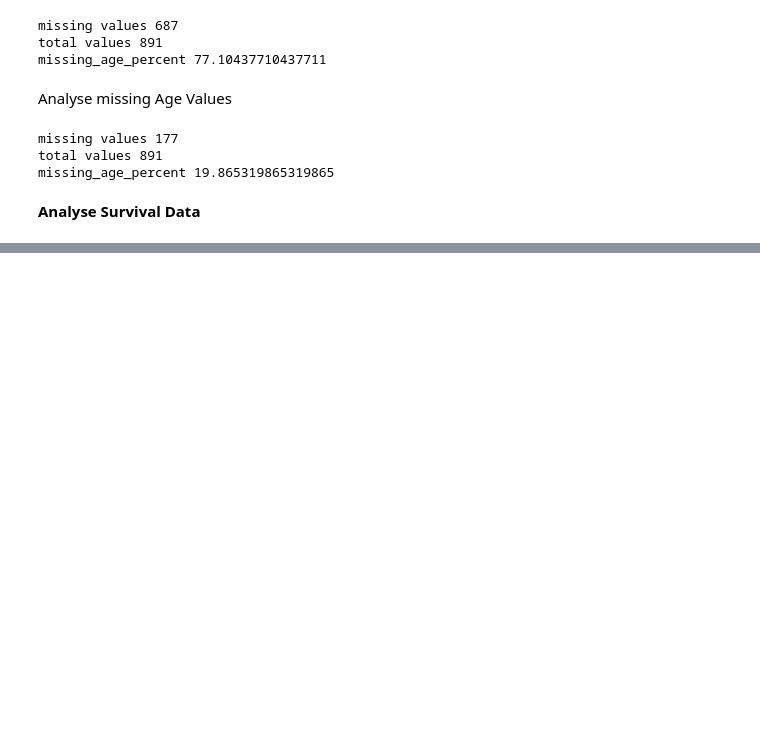
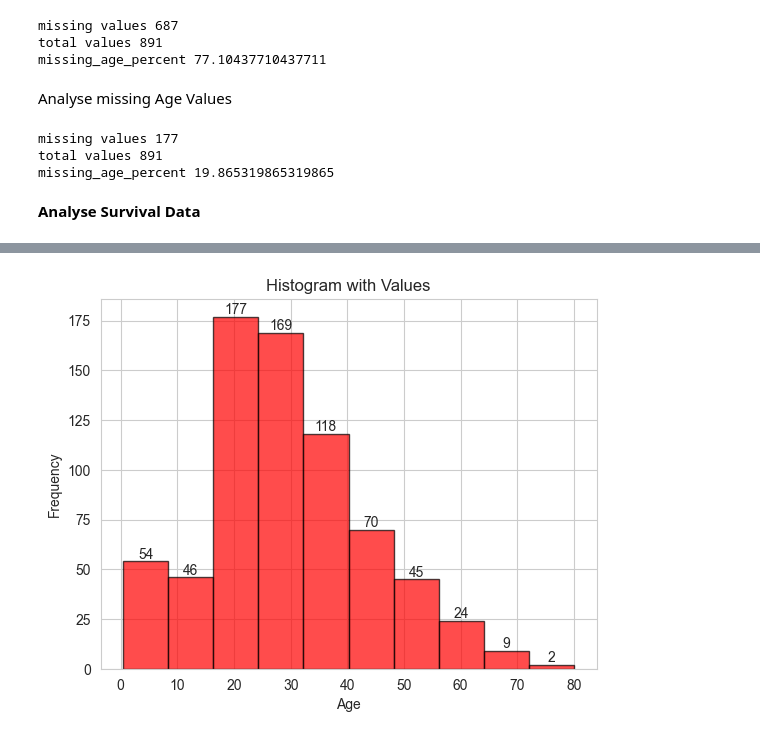
Before and after one commit to dineschandgr/Machine_Learning, a Jupyter notebook: Logistic Regression/logistic_regression.ipynb, the cells around one changed output, grey strips where cells are left out. Cells and saved outputs as stored; diff of their text form; code cells hidden in the pictures; blank space fills up the shorter version.

```diff
--- a/Logistic Regression/logistic_regression.ipynb
+++ b/Logistic Regression/logistic_regression.ipynb
@@ -108,0 +125,35 @@ sns.countplot(x='Survived',hue='Sex',data=train,palette='RdBu_r')
+# %%
+#train['Age'].hist(bins=30,color='darkred',alpha=0.7)
+
+import matplotlib.pyplot as plt
+import numpy as np
+
+# Example data
+data = np.random.normal(loc=50, scale=10, size=500)  # Generate random data
+
+# Create the histogram
+fig, ax = plt.subplots()
+counts, bins, patches = ax.hist(train['Age'], bins=10, color='red', edgecolor='black', alpha=0.7)
+
+# Annotate each bar with its count
+for count, patch in zip(counts, patches):
+    # Get the center of the bar
+    bin_center = patch.get_x() + patch.get_width() / 2
+    ax.text(
+        bin_center,                  # X-coordinate (center of the bar)
+        count,                       # Y-coordinate (height of the bar)
+        f'{int(count)}',             # Text to display (convert count to int)
+        ha='center',                 # Horizontal alignment
+        va='bottom',                 # Vertical alignment
+        fontsize=10                  # Adjust font size
+    )
+
+# Add labels and title
+ax.set_xlabel('Age')
+ax.set_ylabel('Frequency')
+ax.set_title('Histogram with Values')
+
+# Show the plot
+plt.show()
+# %% [output]
+[figure, added]
```
Also changed, not shown: parts of 40 cells of this notebook, 1 other file.
